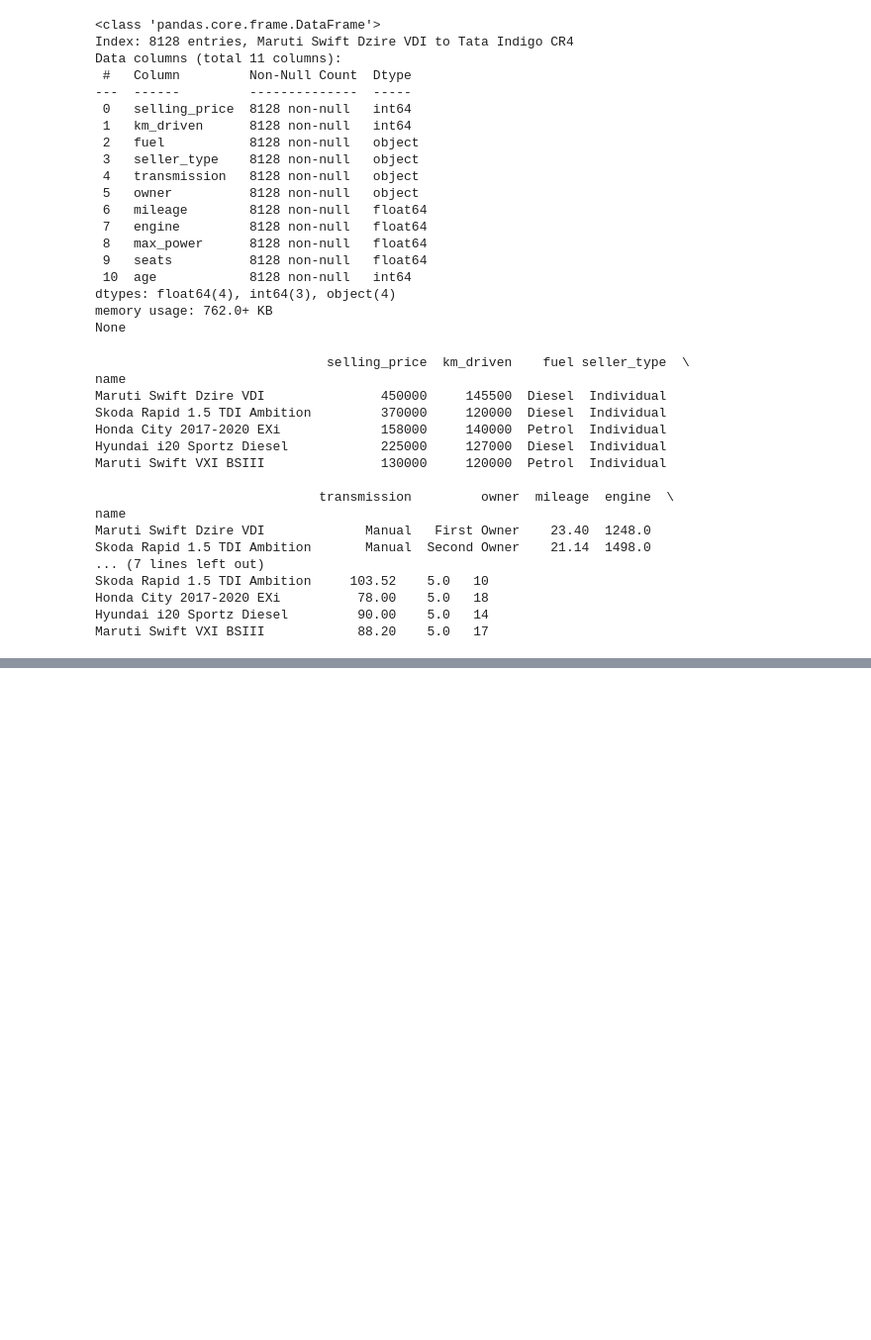
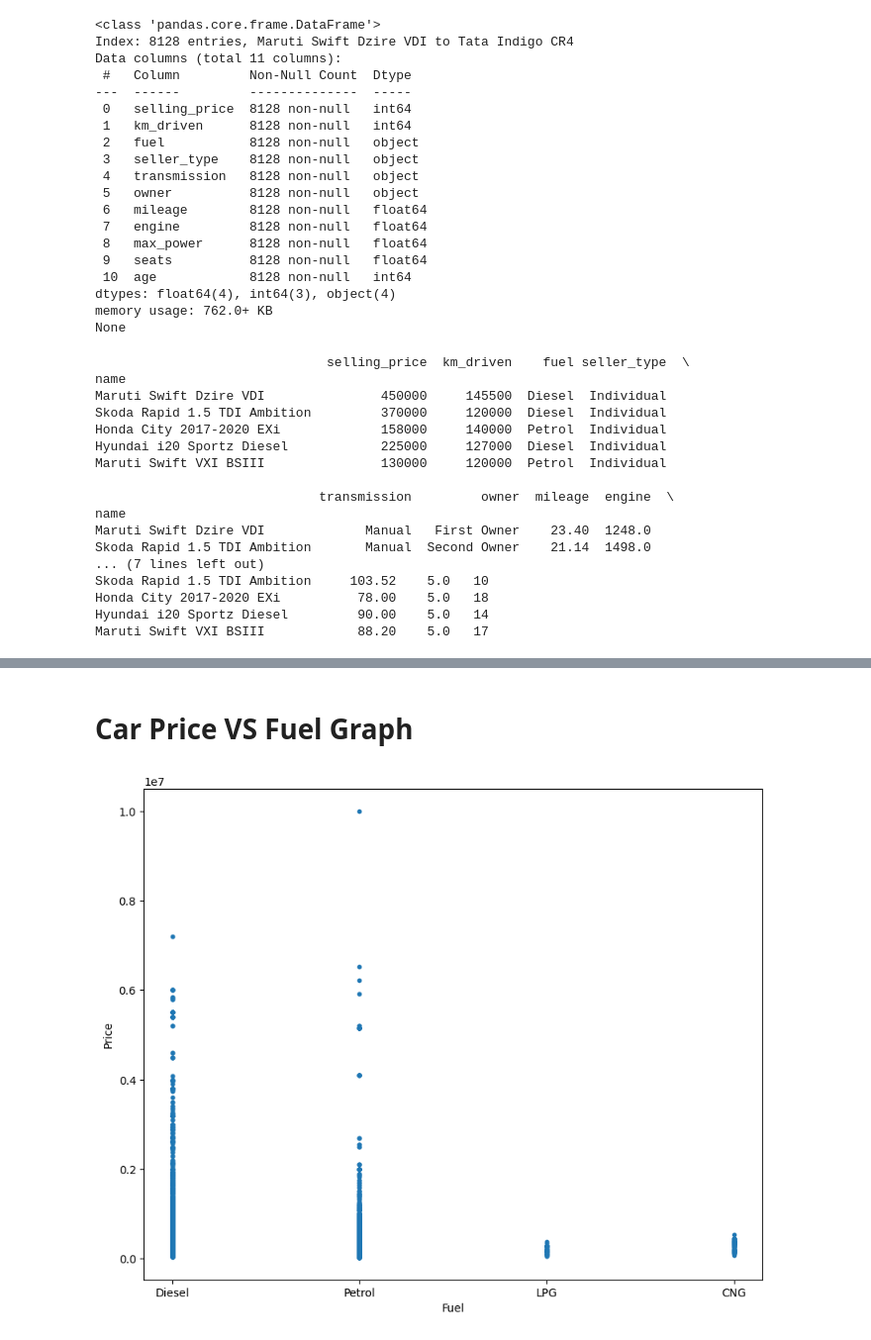
Before and after one commit to MohamedAbdelaziz177/Ai-task-Data-Cleaning-visualization, a Jupyter notebook: CarDataCleaningAndPricePrediction.ipynb, the cells around one changed output, grey strips where cells are left out. Shown at 99% size. Saved outputs shown, nothing was run; the diff lists cells and outputs as text; code cells hidden in the pictures; blank space fills up the shorter version.

```diff
--- a/CarDataCleaningAndPricePrediction.ipynb
+++ b/CarDataCleaningAndPricePrediction.ipynb
@@ -291,0 +308,15 @@ Maruti Swift VXI BSIII            88.20    5.0   17
+# %% [markdown]
+# Car Price VS Fuel Graph #
+# %%
+x_axis = cars["fuel"]
+y_axis = cars["selling_price"]
+
+plt.figure(figsize=(10, 8))
+plt.scatter(x_axis, y_axis, s = 10)
+plt.title = "Price vs Fuel Type";
+plt.xlabel("Fuel");
+plt.ylabel("Price");
+
+plt.show()
+# %% [output]
+[figure, added]
```
Also changed, not shown: parts of 23 cells of this notebook.
